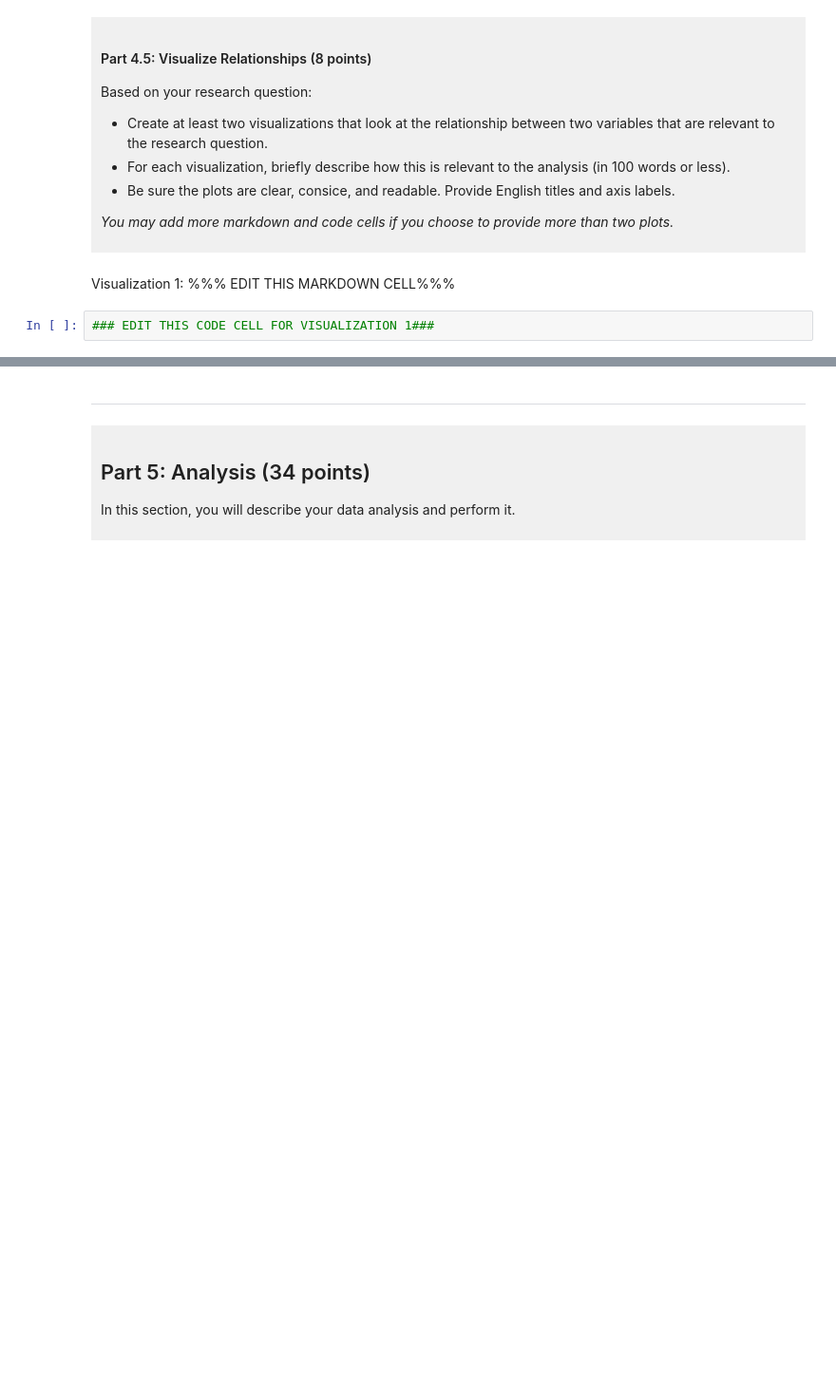
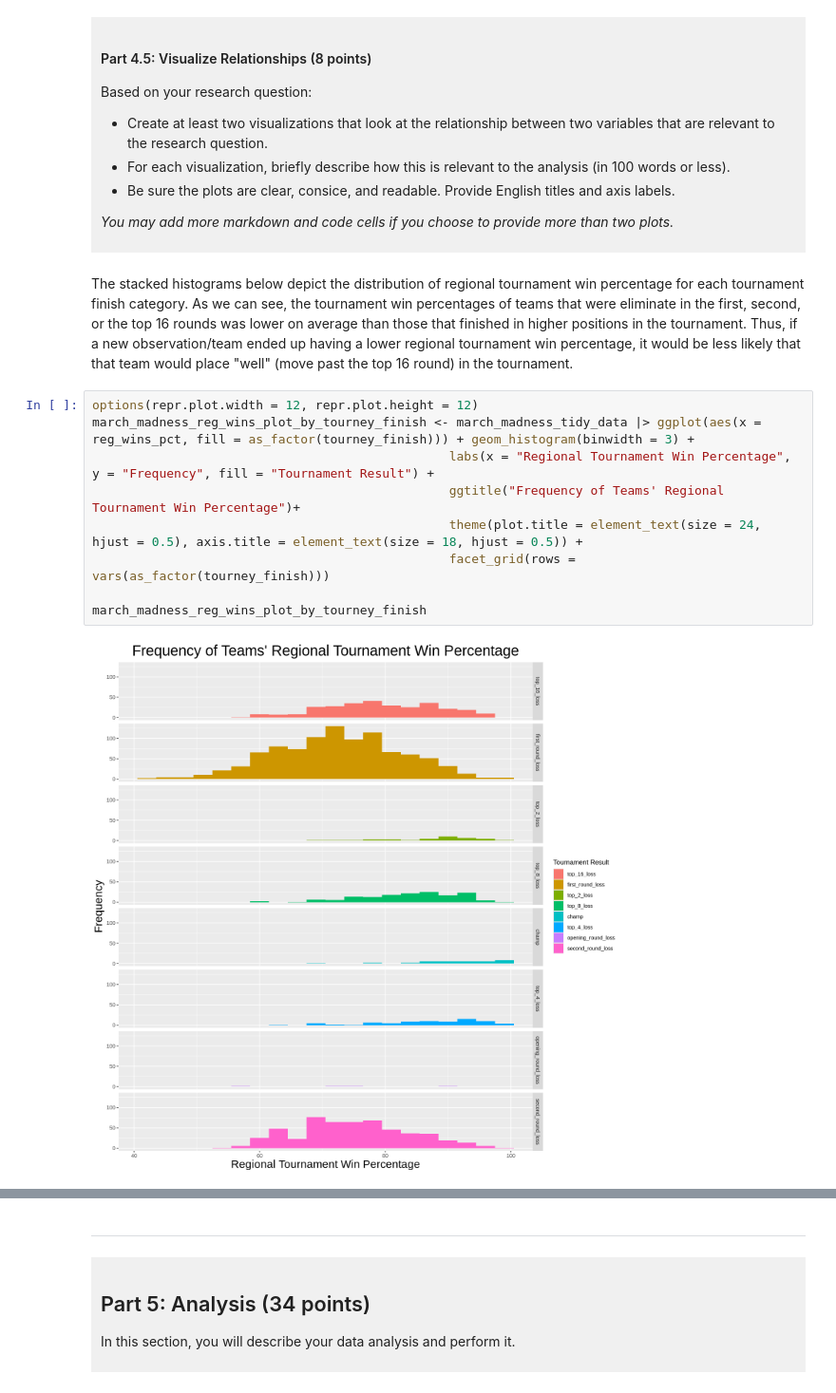
Before and after one commit to MaxYuY/dsci-100-project-max-yu, a Jupyter notebook: dsci-100-project-notebook.ipynb, the cells around one changed output, grey strips where cells are left out. Shown at 95% size. Saved outputs shown, nothing was run; the diff lists cells and outputs as text; blank space fills up the shorter version.

```diff
--- a/dsci-100-project-notebook.ipynb
+++ b/dsci-100-project-notebook.ipynb
@@ -324,7 +366,16 @@ Based on your research question:
 *You may add more markdown and code cells if you choose to provide more than two plots.*
 </div>
 # %% [markdown]
-Visualization 1: %%% EDIT THIS MARKDOWN CELL%%%
+The stacked histograms below depict the distribution of regional tournament win percentage for each tournament finish category. As we can see, the tournament win percentages of teams that were eliminate in the first, second, or the top 16 rounds was lower on average than those that finished in higher positions in the tournament. Thus, if a new observation/team ended up having a lower regional tournament win percentage, it would be less likely that that team would place "well" (move past the top 16 round) in the tournament.
 # %%
-### EDIT THIS CODE CELL FOR VISUALIZATION 1###
+options(repr.plot.width = 12, repr.plot.height = 12)
+march_madness_reg_wins_plot_by_tourney_finish <- march_madness_tidy_data |> ggplot(aes(x = reg_wins_pct, fill = as_factor(tourney_finish))) + geom_histogram(binwidth = 3) +
+                                                labs(x = "Regional Tournament Win Percentage", y = "Frequency", fill = "Tournament Result") +
+                                                ggtitle("Frequency of Teams' Regional Tournament Win Percentage")+
+                                                theme(plot.title = element_text(size = 24, hjust = 0.5), axis.title = element_text(size = 18, hjust = 0.5)) +
+                                                facet_grid(rows = vars(as_factor(tourney_finish)))
+
+march_madness_reg_wins_plot_by_tourney_finish
+# %% [output]
+[figure, added]
 # %% [markdown]
```
Also changed, not shown: parts of 10 cells of this notebook.
